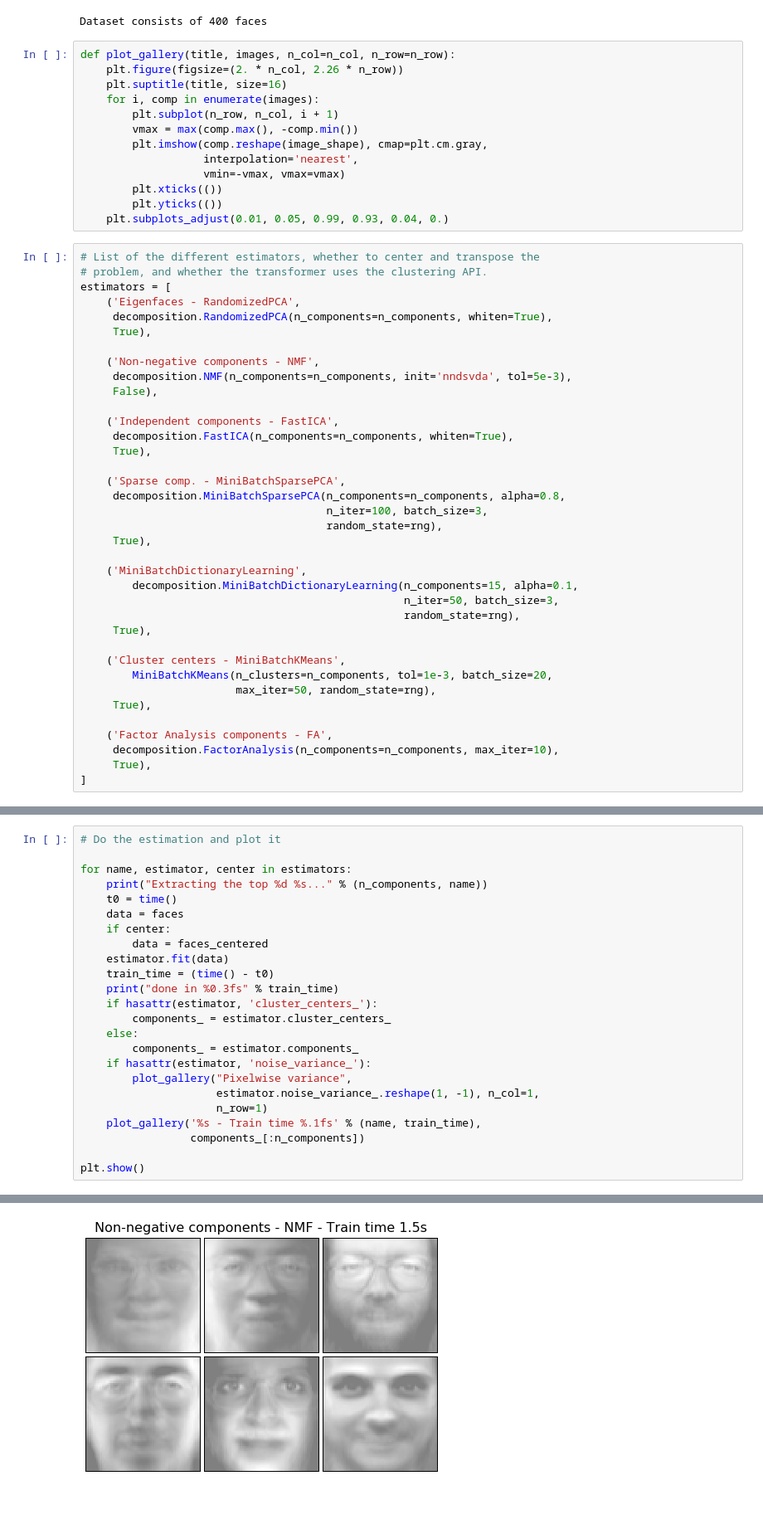
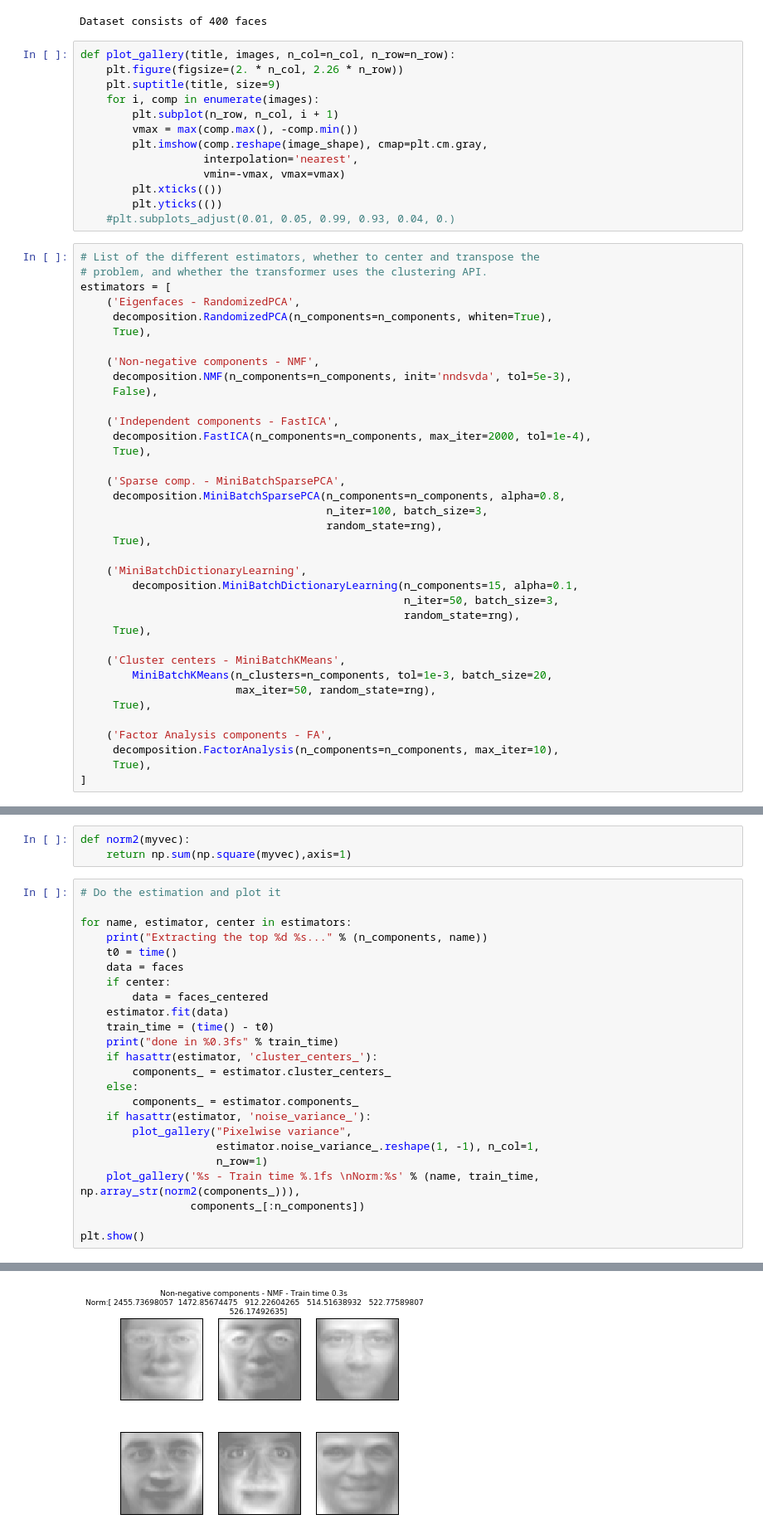
Before and after one commit to TrackDR/ModdedIpythonNotebooks, a Jupyter notebook: FacesDecompositions.ipynb, the cells around one changed output, grey strips where cells are left out. Shown at 83% size. Saved outputs shown, nothing was run; the diff lists cells and outputs as text; blank space fills up the shorter version.

```diff
--- a/FacesDecompositions.ipynb
+++ b/FacesDecompositions.ipynb
@@ -43,7 +42,7 @@ Dataset consists of 400 faces
 # %%
 def plot_gallery(title, images, n_col=n_col, n_row=n_row):
     plt.figure(figsize=(2. * n_col, 2.26 * n_row))
-    plt.suptitle(title, size=16)
+    plt.suptitle(title, size=9)
     for i, comp in enumerate(images):
         plt.subplot(n_row, n_col, i + 1)
         vmax = max(comp.max(), -comp.min())
@@ -52,7 +51,7 @@ def plot_gallery(title, images, n_col=n_col, n_row=n_row):
                    vmin=-vmax, vmax=vmax)
         plt.xticks(())
         plt.yticks(())
-    plt.subplots_adjust(0.01, 0.05, 0.99, 0.93, 0.04, 0.)
+    #plt.subplots_adjust(0.01, 0.05, 0.99, 0.93, 0.04, 0.)
 # %%
 # List of the different estimators, whether to center and transpose the
 # problem, and whether the transformer uses the clustering API.
@@ -66,7 +65,7 @@ estimators = [
      False),
 
     ('Independent components - FastICA',
-     decomposition.FastICA(n_components=n_components, whiten=True),
+     decomposition.FastICA(n_components=n_components, max_iter=2000, tol=1e-4),
      True),
 
     ('Sparse comp. - MiniBatchSparsePCA',
@@ -99,3 +97,6 @@ plot_gallery("First centered Olivetti faces", faces_centered[:n_components])
+# %%
+def norm2(myvec):
+    return np.sum(np.square(myvec),axis=1)
 # %%
 # Do the estimation and plot it
 
@@ -116,7 +117,7 @@ for name, estimator, center in estimators:
         plot_gallery("Pixelwise variance",
                      estimator.noise_variance_.reshape(1, -1), n_col=1,
                      n_row=1)
-    plot_gallery('%s - Train time %.1fs' % (name, train_time),
+    plot_gallery('%s - Train time %.1fs \nNorm:%s' % (name, train_time, np.array_str(norm2(components_))),
                  components_[:n_components])
 
 plt.show()
@@ -139 +140 @@ done in 0.485s
-[figure, old version]
+[figure, new version]
```
Also changed, not shown: parts of 4 cells of this notebook.
